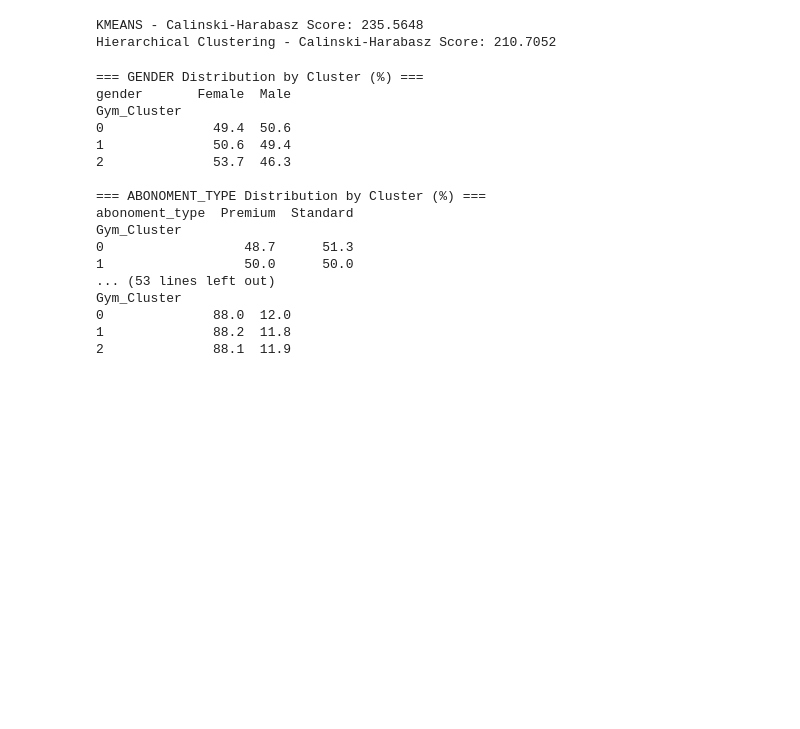
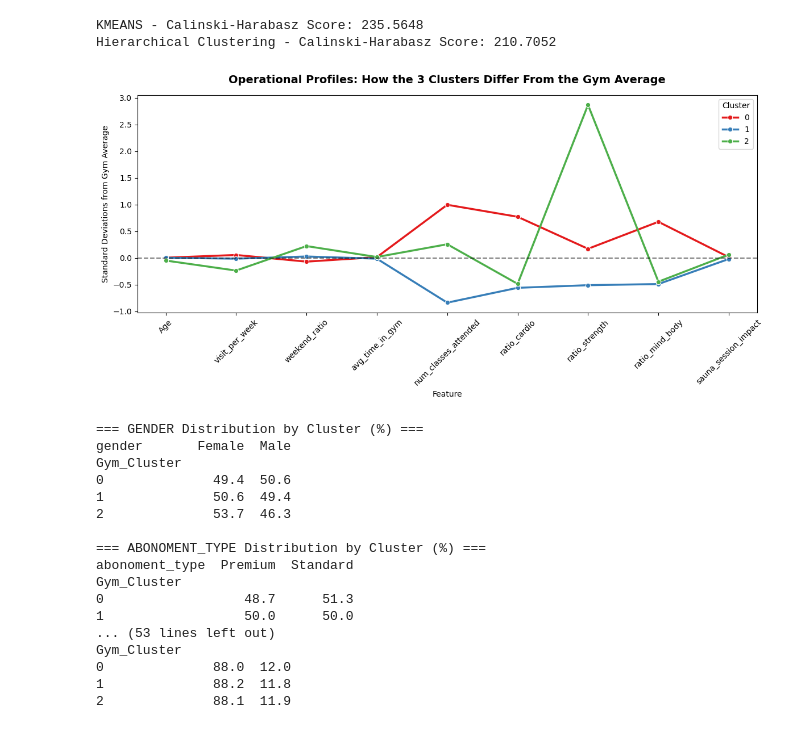
Before and after one commit to DiogoCapelaGoncalves/GymClusterML2, a Jupyter notebook: 02_modeling.ipynb, the cells around one changed output. Cells and saved outputs as stored; diff of their text form; code cells hidden in the pictures; blank space fills up the shorter version.

```diff
--- a/02_modeling.ipynb
+++ b/02_modeling.ipynb
@@ -292,6 +292,22 @@ print(f"Hierarchical Clustering - Calinski-Harabasz Score: {ch_score:.4f}")
 # %% [output]
 KMEANS - Calinski-Harabasz Score: 235.5648
 Hierarchical Clustering - Calinski-Harabasz Score: 210.7052
+# %%
+df_scaled['Cluster'] = hc_labels
+scaled_means = df_scaled.groupby('Cluster').mean().reset_index()
+melted_scaled = pd.melt(scaled_means, id_vars='Cluster', var_name='Feature', value_name='Scaled_Average')
+
+plt.figure(figsize=(12, 6))
+sns.lineplot(data=melted_scaled, x='Feature', y='Scaled_Average', hue='Cluster', marker='o', palette='Set1', linewidth=2.5)
+
+plt.axhline(0, color='black', linestyle='--', alpha=0.5) # The overall gym average line
+plt.title("Operational Profiles: How the 3 Clusters Differ From the Gym Average", weight='bold', fontsize=14, pad=15)
+plt.xticks(rotation=45)
+plt.ylabel("Standard Deviations from Gym Average")
+plt.tight_layout()
+plt.show()
+# %% [output]
+[figure, added]
 # %%
 # 1. Load the analysis data and inject the winning labels
 df_analysis['Gym_Cluster'] = hc_labels
```
Also changed, not shown: parts of 7 cells of this notebook.
